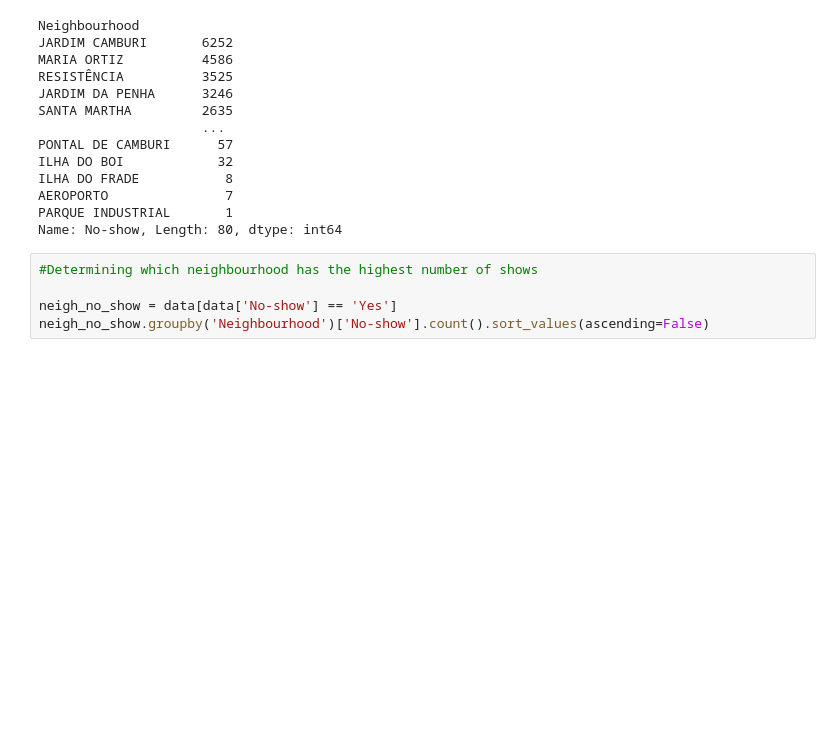
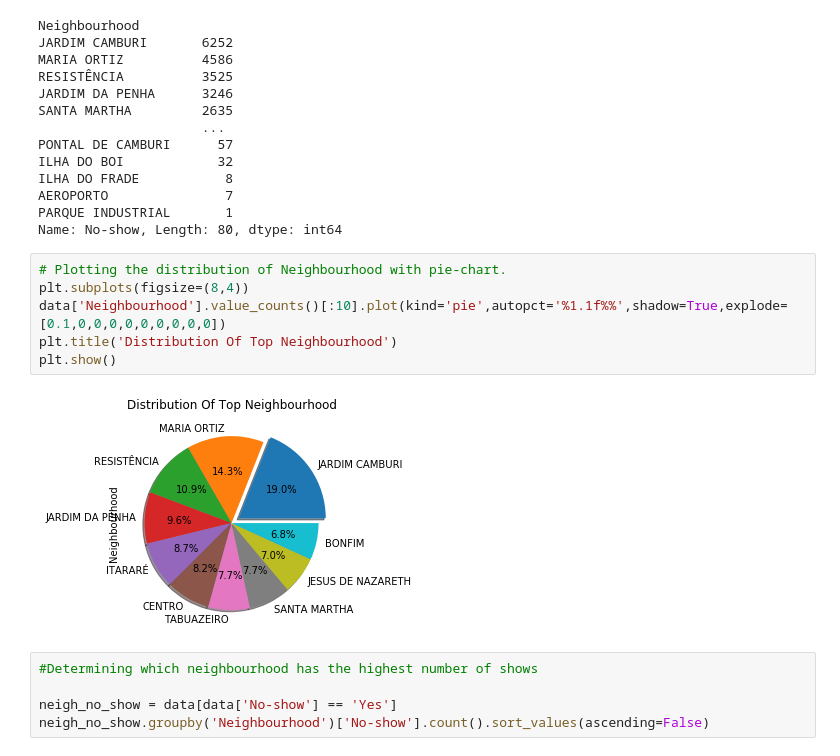
Before and after one commit to cooldude679/3253Team4, a Jupyter notebook: team4_final_project.ipynb, the cells around one changed output. Cells and saved outputs as stored; diff of their text form; blank space fills up the shorter version.

```diff
--- a/team4_final_project.ipynb
+++ b/team4_final_project.ipynb
@@ -423,6 +426,14 @@ ILHA DO FRADE           8
 AEROPORTO               7
 PARQUE INDUSTRIAL       1
 Name: No-show, Length: 80, dtype: int64
+# %%
+# Plotting the distribution of Neighbourhood with pie-chart.
+plt.subplots(figsize=(8,4))
+data['Neighbourhood'].value_counts()[:10].plot(kind='pie',autopct='%1.1f%%',shadow=True,explode=[0.1,0,0,0,0,0,0,0,0,0])
+plt.title('Distribution Of Top Neighbourhood')
+plt.show()
+# %% [output]
+[figure, added]
 # %%
 #Determining which neighbourhood has the highest number of shows
 
```
Also changed, not shown: parts of 14 cells of this notebook.
